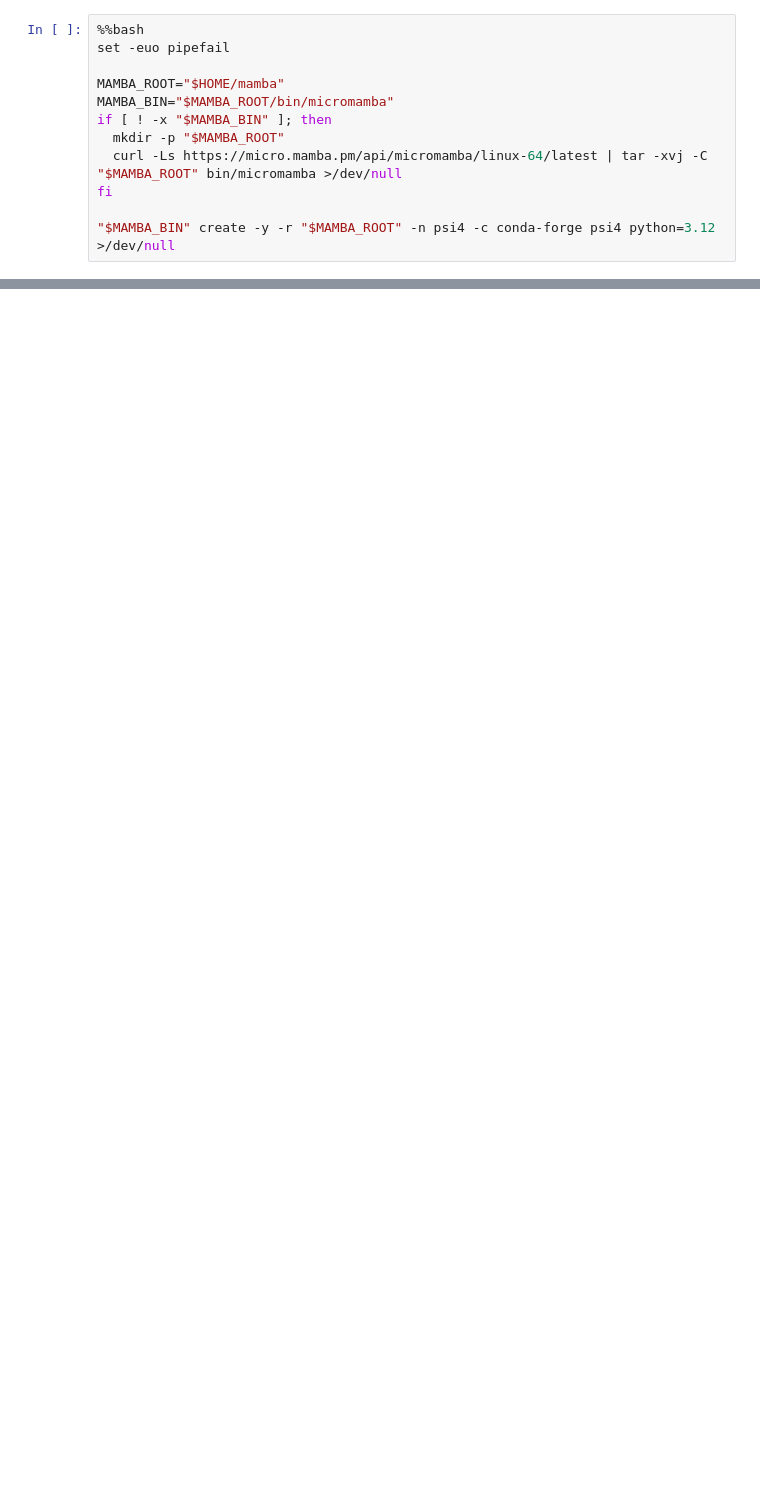
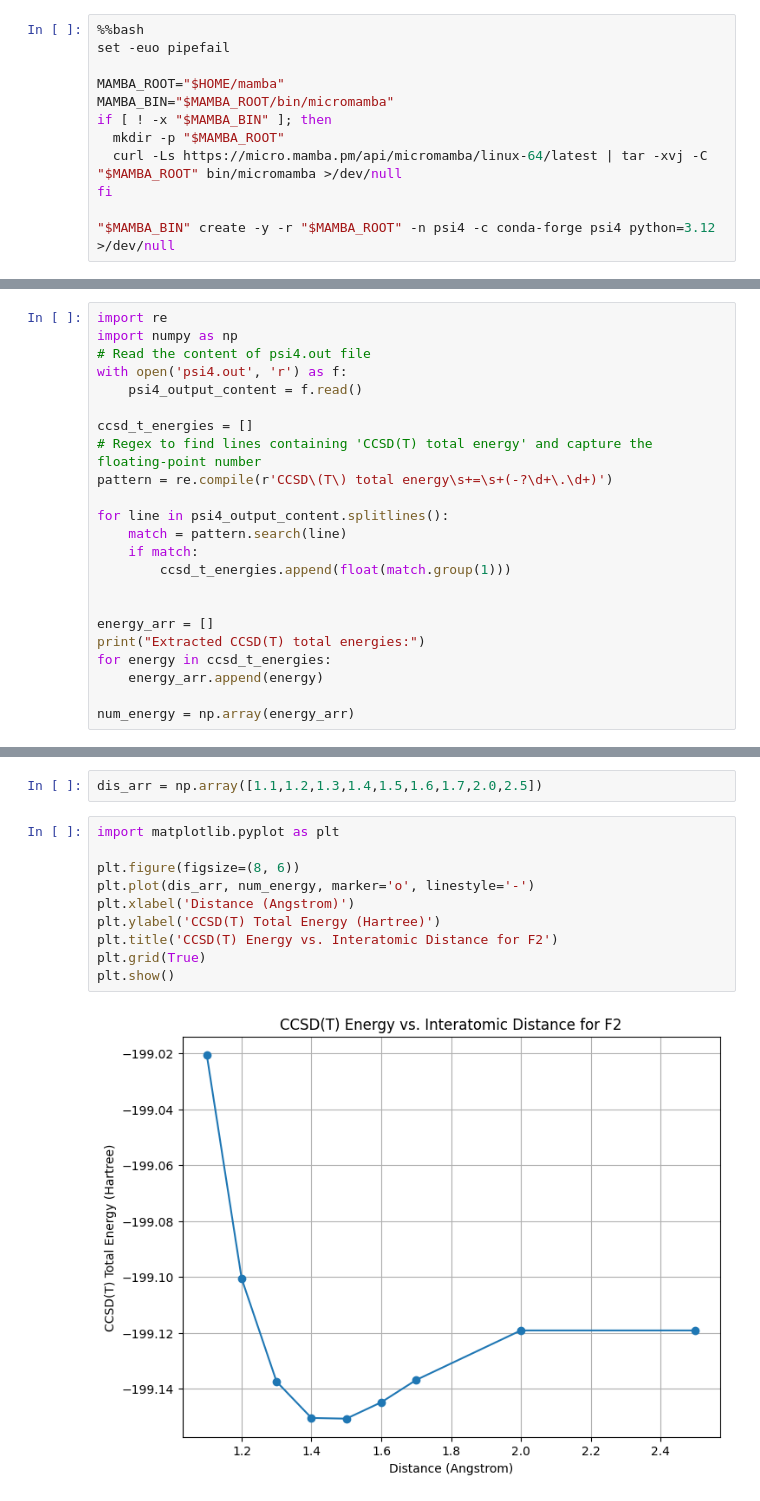
Before and after one commit to toluenensama/2025Advent-of-code, a Jupyter notebook: notebooks/python_interface/psi4.ipynb, the cells around one changed output, grey strips where cells are left out. Saved outputs shown, nothing was run; the diff lists cells and outputs as text; blank space fills up the shorter version.

```diff
--- a/notebooks/python_interface/psi4.ipynb
+++ b/notebooks/python_interface/psi4.ipynb
@@ -89,0 +122,23 @@ CalledProcessError: Command 'b'set -euo pipefail\nMAMBA_ROOT="$HOME/mamba"\nMAMB
+# %%
+import re
+import numpy as np
+# Read the content of psi4.out file
+with open('psi4.out', 'r') as f:
+    psi4_output_content = f.read()
+
+ccsd_t_energies = []
+# Regex to find lines containing 'CCSD(T) total energy' and capture the floating-point number
+pattern = re.compile(r'CCSD\(T\) total energy\s+=\s+(-?\d+\.\d+)')
+
+for line in psi4_output_content.splitlines():
+    match = pattern.search(line)
+    if match:
+        ccsd_t_energies.append(float(match.group(1)))
+
+
+energy_arr = []
+print("Extracted CCSD(T) total energies:")
+for energy in ccsd_t_energies:
+    energy_arr.append(energy)
+
+num_energy = np.array(energy_arr)
@@ -89,0 +153,14 @@ CalledProcessError: Command 'b'set -euo pipefail\nMAMBA_ROOT="$HOME/mamba"\nMAMB
+# %%
+dis_arr = np.array([1.1,1.2,1.3,1.4,1.5,1.6,1.7,2.0,2.5])
+# %%
+import matplotlib.pyplot as plt
+
+plt.figure(figsize=(8, 6))
+plt.plot(dis_arr, num_energy, marker='o', linestyle='-')
+plt.xlabel('Distance (Angstrom)')
+plt.ylabel('CCSD(T) Total Energy (Hartree)')
+plt.title('CCSD(T) Energy vs. Interatomic Distance for F2')
+plt.grid(True)
+plt.show()
+# %% [output]
+[figure, added]
```
Also changed, not shown: parts of 4 cells of this notebook.
